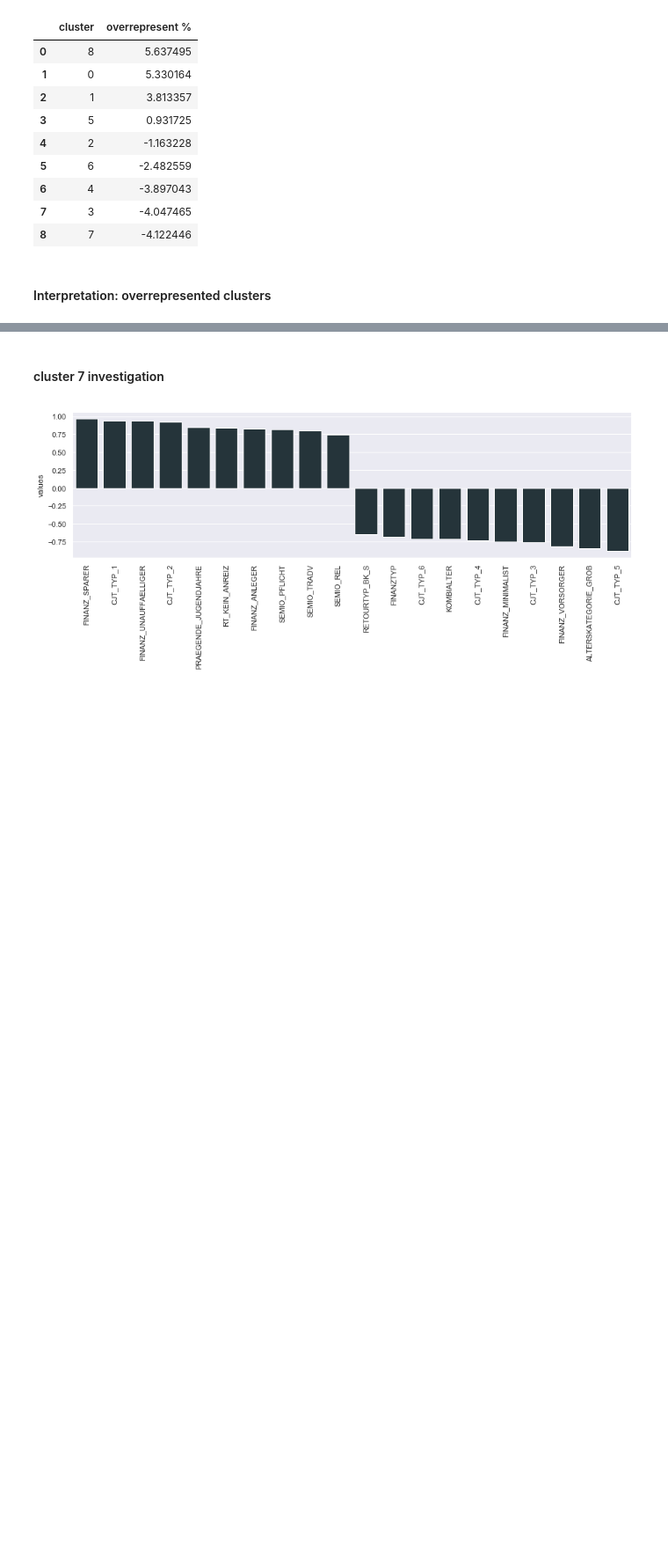
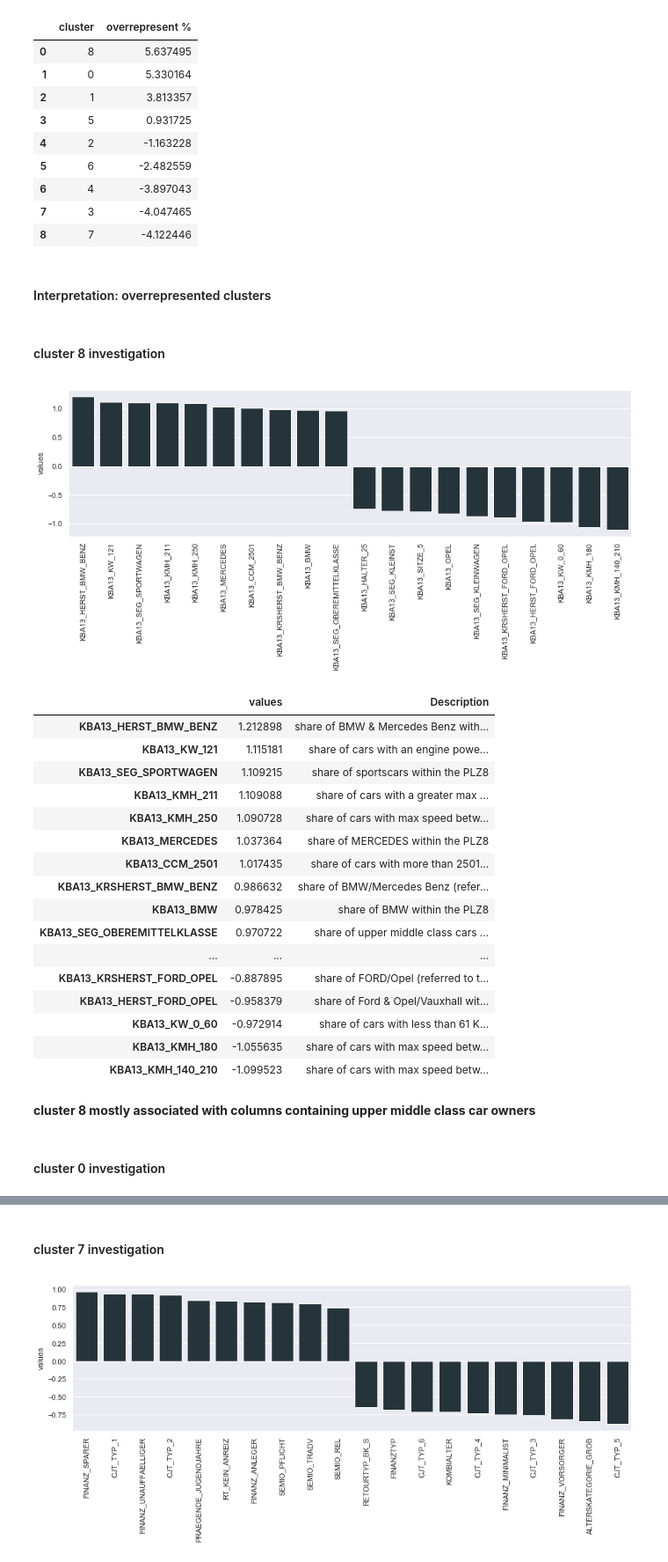
Before and after one commit to alssalo/Arvato-Project, a Jupyter notebook: Arvato Project Workbook.ipynb, the cells around one changed output, grey strips where cells are left out. Shown: that part at 88% size. Cells and saved outputs as stored; diff of their text form; code cells hidden in the pictures; blank space fills up the shorter version.

```diff
--- a/Arvato Project Workbook.ipynb
+++ b/Arvato Project Workbook.ipynb
@@ -569,3 +569,30 @@ def plot_feat_values(kmeans,n_cluster,df,pca):
     return top_feat
 # %% [markdown]
 #### Interpretation: overrepresented clusters
+# %% [markdown]
+#### cluster 8 investigation
+# %%
+plot_feat_values(kmeans_model,8,customers_new,pca_2)
+# %% [output]
+[figure, added]
+|  | values | Description |
+| KBA13_HERST_BMW_BENZ | 1.212898 | share of BMW & Mercedes Benz with... |
+| KBA13_KW_121 | 1.115181 | share of cars with an engine powe... |
+| KBA13_SEG_SPORTWAGEN | 1.109215 | share of sportscars within the PLZ8 |
+| KBA13_KMH_211 | 1.109088 | share of cars with a greater max ... |
+| KBA13_KMH_250 | 1.090728 | share of cars with max speed betw... |
+| KBA13_MERCEDES | 1.037364 | share of MERCEDES within the PLZ8 |
+| KBA13_CCM_2501 | 1.017435 | share of cars with more than 2501... |
+| KBA13_KRSHERST_BMW_BENZ | 0.986632 | share of BMW/Mercedes Benz (refer... |
+| KBA13_BMW | 0.978425 | share of BMW within the PLZ8 |
+| KBA13_SEG_OBEREMITTELKLASSE | 0.970722 | share of upper middle class cars ... |
+| ... | ... | ... |
+| KBA13_KRSHERST_FORD_OPEL | -0.887895 | share of FORD/Opel (referred to t... |
+| KBA13_HERST_FORD_OPEL | -0.958379 | share of Ford & Opel/Vauxhall wit... |
+| KBA13_KW_0_60 | -0.972914 | share of cars with less than 61 K... |
+| KBA13_KMH_180 | -1.055635 | share of cars with max speed betw... |
+| KBA13_KMH_140_210 | -1.099523 | share of cars with max speed betw... |
+# %% [markdown]
+**cluster 8 mostly associated with columns containing upper middle class car owners**
+# %% [markdown]
+#### cluster 0 investigation
```
Also changed, not shown: parts of 17 cells of this notebook.
